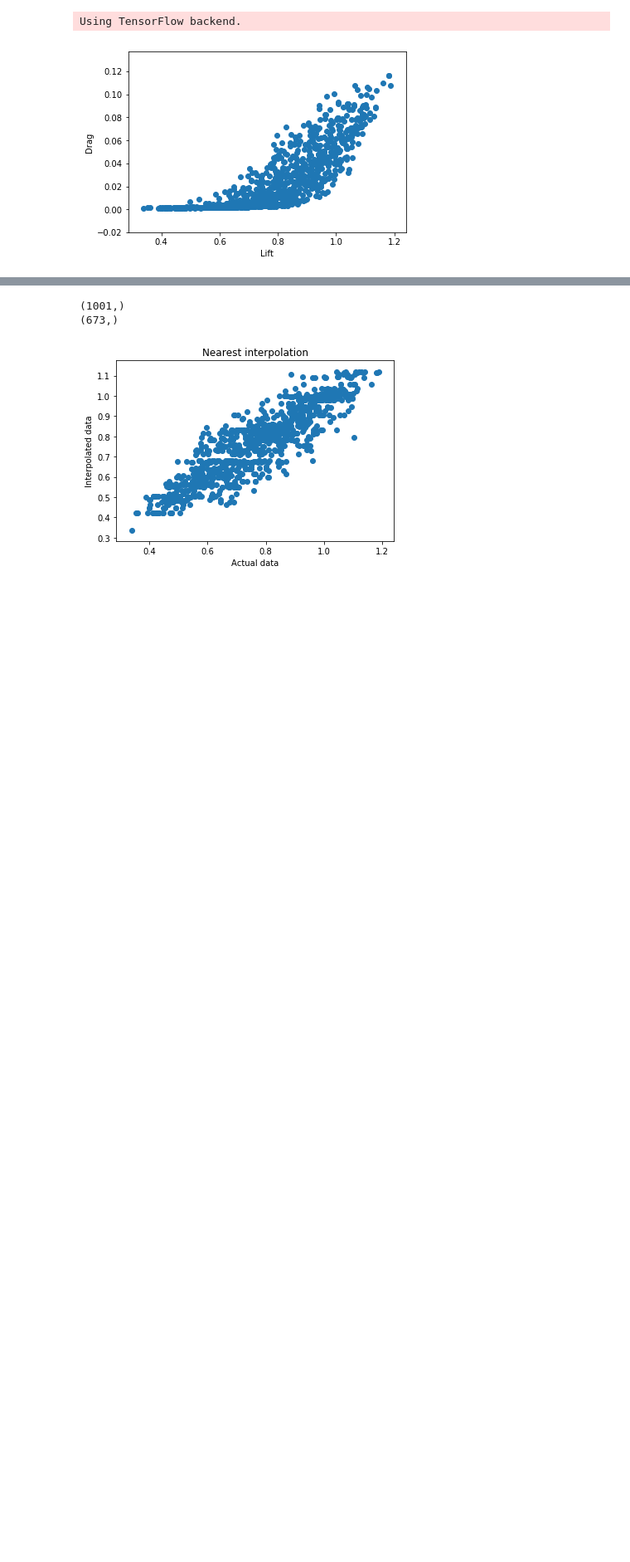
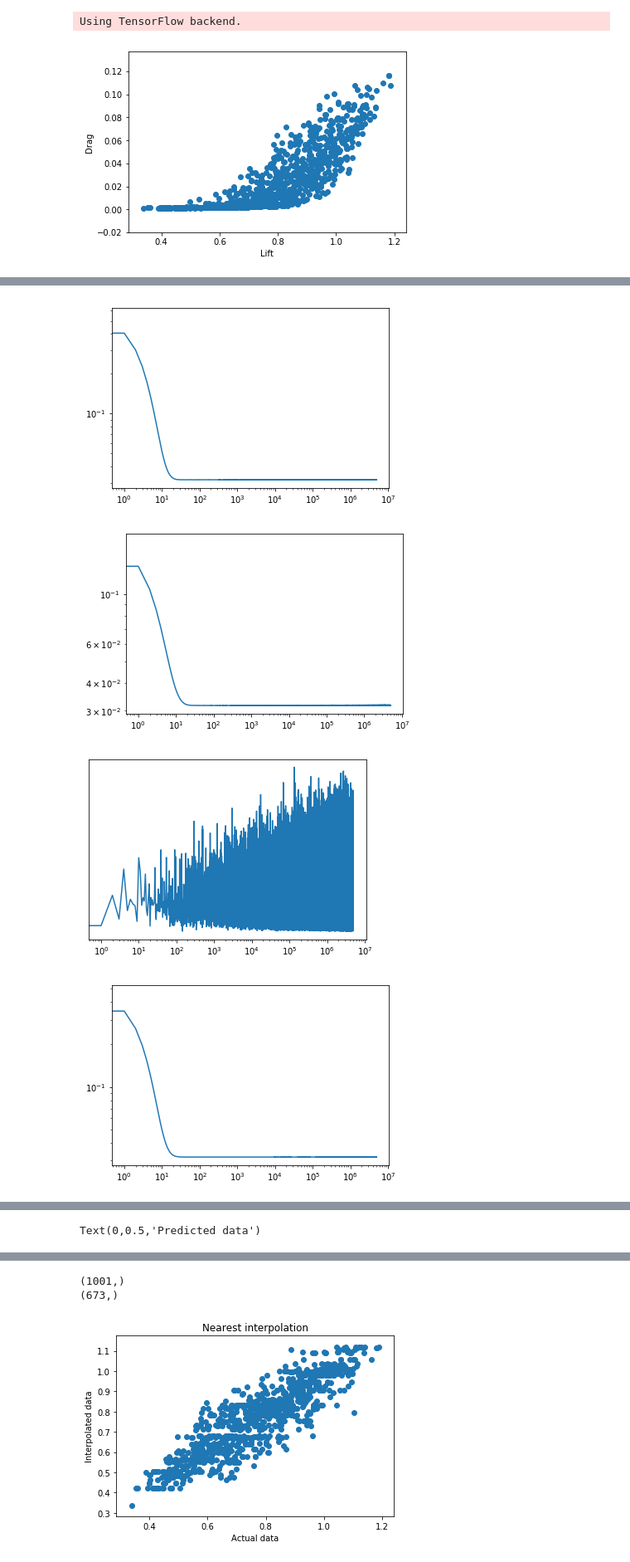
Before and after one commit to kjetil-lye/learning_airfoils, a Jupyter notebook: notebooks/Keras-Copy1.ipynb, the cells around one changed output, grey strips where cells are left out. Shown: that part at 83% size. Saved outputs shown, nothing was run; the diff lists cells and outputs as text; code cells hidden in the pictures; blank space fills up the shorter version.

```diff
--- a/notebooks/Keras-Copy1.ipynb
+++ b/notebooks/Keras-Copy1.ipynb
@@ -90,0 +93,58 @@ Text(0,0.5,'Predicted data')
+# %%
+model = Sequential([
+    Dense(256, input_shape=(input_size,)),
+    Activation('relu'),
+    Dense(128),
+    Activation('relu'),
+    Dense(64),
+    Activation('relu'),
+    Dense(32),
+    Activation('relu'),
+    Dense(16),
+    Activation('relu'),
+    Dense(8),
+    Activation('relu'),
+    Dense(4),
+    Activation('relu'),
+    Dense(2),
+    Activation('relu'),
+    Dense(1)
+])
+model.compile(optimizer=keras.optimizers.SGD(lr=0.01),
+              loss='mean_squared_error')
+x_train = qmc_points[:train_size,:]
+y_train=forces[:train_size,force_component]
+
+
+x_val = qmc_points[train_size:validation_size+train_size,:]
+y_val=forces[train_size:train_size+validation_size,force_component]
+epochs=5000000
+
+hist = model.fit(x_train, y_train,
+          batch_size=16, epochs=epochs,shuffle=True,
+          validation_data=(x_val, y_val),verbose=0)
+
+epochs_r=range(1, epochs)
+plt.loglog(hist.history['loss'])
+plt.show()
+plt.loglog(hist.history['loss'][4:])
+plt.show()
+plt.loglog(hist.history['loss'][400:])
+plt.show()
+plt.loglog(hist.history['val_loss'])
+plt.show()
+plt.loglog(hist.history['val_loss'][4:])
+plt.show()
+plt.loglog(hist.history['val_loss'][400:])
+plt.show()
+x_test =  qmc_points[validation_size+train_size:,:]
+y_test = forces[train_size+validation_size:,force_component]
+y_predict = model.predict(x_test)
+plt.scatter(y_test, y_predict)
+plt.xlabel("Actual data")
+plt.ylabel("Predicted data")
+# %% [output]
+[figure, added]
+[figure, added]
+[figure, added]
+[figure, added]
@@ -90,0 +153 @@ Text(0,0.5,'Predicted data')
+Text(0,0.5,'Predicted data')
```
Also changed, not shown: parts of 6 cells of this notebook, 3 other files.
